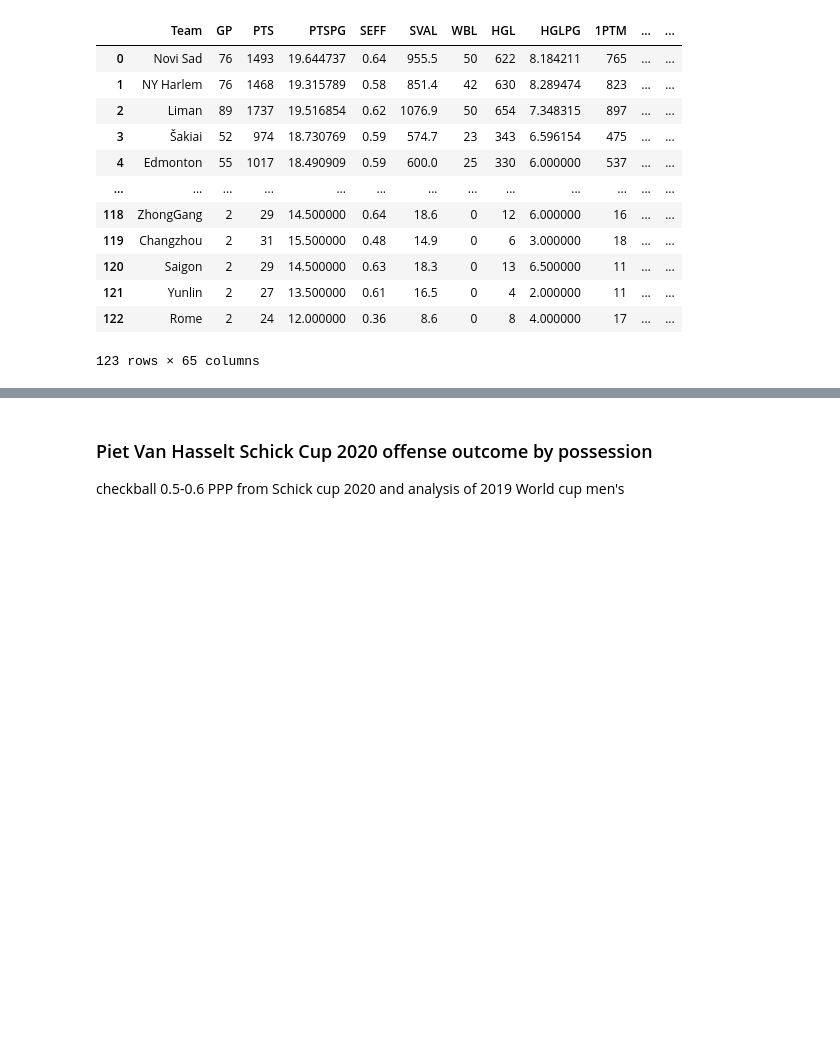
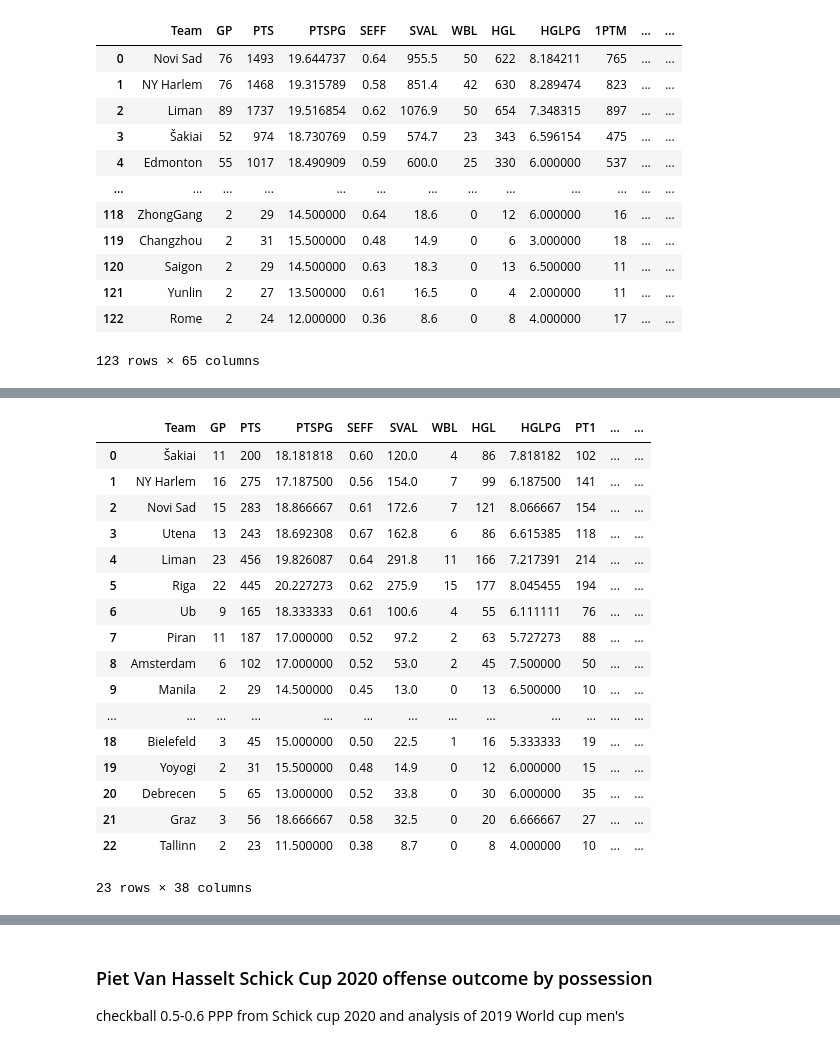
Before and after one commit to fiba3x3/analysis, a Jupyter notebook: 00_analysis.ipynb, the cells around one changed output, grey strips where cells are left out. Drawn from its saved outputs; the diff is of its cells as text; code cells hidden in the pictures; blank space fills up the shorter version.

```diff
--- a/00_analysis.ipynb
+++ b/00_analysis.ipynb
@@ -74,0 +60,4 @@ executing.executing.NotOneValueFound: Expected one value, found 0
+# %%
+dict_15_20 = pd.read_excel('https://fiba3x3cdn.blob.core.windows.net/documents/Statistics/2020/WorldTour/FIBA3x3_WT2015-2020_statistics.xlsx', None)
+dict_WT20 = pd.read_excel('https://fiba3x3cdn.blob.core.windows.net/documents/Statistics/2020/WorldTour/FIBA3x3_WT2020_Tour_Statistics_Post-Final.xlsx', None)
+dict_15_20.keys(), dict_WT20.keys()
@@ -74,0 +79,21 @@ executing.executing.NotOneValueFound: Expected one value, found 0
+# %%
+dict_WT20['Teams']
+# %% [output]
+|  | Team | GP | PTS | PTSPG | SEFF | SVAL | WBL | HGL | HGLPG | PT1 | ... | ... |
+| 0 | Šakiai | 11 | 200 | 18.181818 | 0.60 | 120.0 | 4 | 86 | 7.818182 | 102 | ... | ... |
+| 1 | NY Harlem | 16 | 275 | 17.187500 | 0.56 | 154.0 | 7 | 99 | 6.187500 | 141 | ... | ... |
+| 2 | Novi Sad | 15 | 283 | 18.866667 | 0.61 | 172.6 | 7 | 121 | 8.066667 | 154 | ... | ... |
+| 3 | Utena | 13 | 243 | 18.692308 | 0.67 | 162.8 | 6 | 86 | 6.615385 | 118 | ... | ... |
+| 4 | Liman | 23 | 456 | 19.826087 | 0.64 | 291.8 | 11 | 166 | 7.217391 | 214 | ... | ... |
+| 5 | Riga | 22 | 445 | 20.227273 | 0.62 | 275.9 | 15 | 177 | 8.045455 | 194 | ... | ... |
+| 6 | Ub | 9 | 165 | 18.333333 | 0.61 | 100.6 | 4 | 55 | 6.111111 | 76 | ... | ... |
+| 7 | Piran | 11 | 187 | 17.000000 | 0.52 | 97.2 | 2 | 63 | 5.727273 | 88 | ... | ... |
+| 8 | Amsterdam | 6 | 102 | 17.000000 | 0.52 | 53.0 | 2 | 45 | 7.500000 | 50 | ... | ... |
+| 9 | Manila | 2 | 29 | 14.500000 | 0.45 | 13.0 | 0 | 13 | 6.500000 | 10 | ... | ... |
+| ... | ... | ... | ... | ... | ... | ... | ... | ... | ... | ... | ... | ... |
+| 18 | Bielefeld | 3 | 45 | 15.000000 | 0.50 | 22.5 | 1 | 16 | 5.333333 | 19 | ... | ... |
+| 19 | Yoyogi | 2 | 31 | 15.500000 | 0.48 | 14.9 | 0 | 12 | 6.000000 | 15 | ... | ... |
+| 20 | Debrecen | 5 | 65 | 13.000000 | 0.52 | 33.8 | 0 | 30 | 6.000000 | 35 | ... | ... |
+| 21 | Graz | 3 | 56 | 18.666667 | 0.58 | 32.5 | 0 | 20 | 6.666667 | 27 | ... | ... |
+| 22 | Tallinn | 2 | 23 | 11.500000 | 0.38 | 8.7 | 0 | 8 | 4.000000 | 10 | ... | ... |
+23 rows × 38 columns
```
Also changed, not shown: parts of 7 cells of this notebook, 14 other files.
